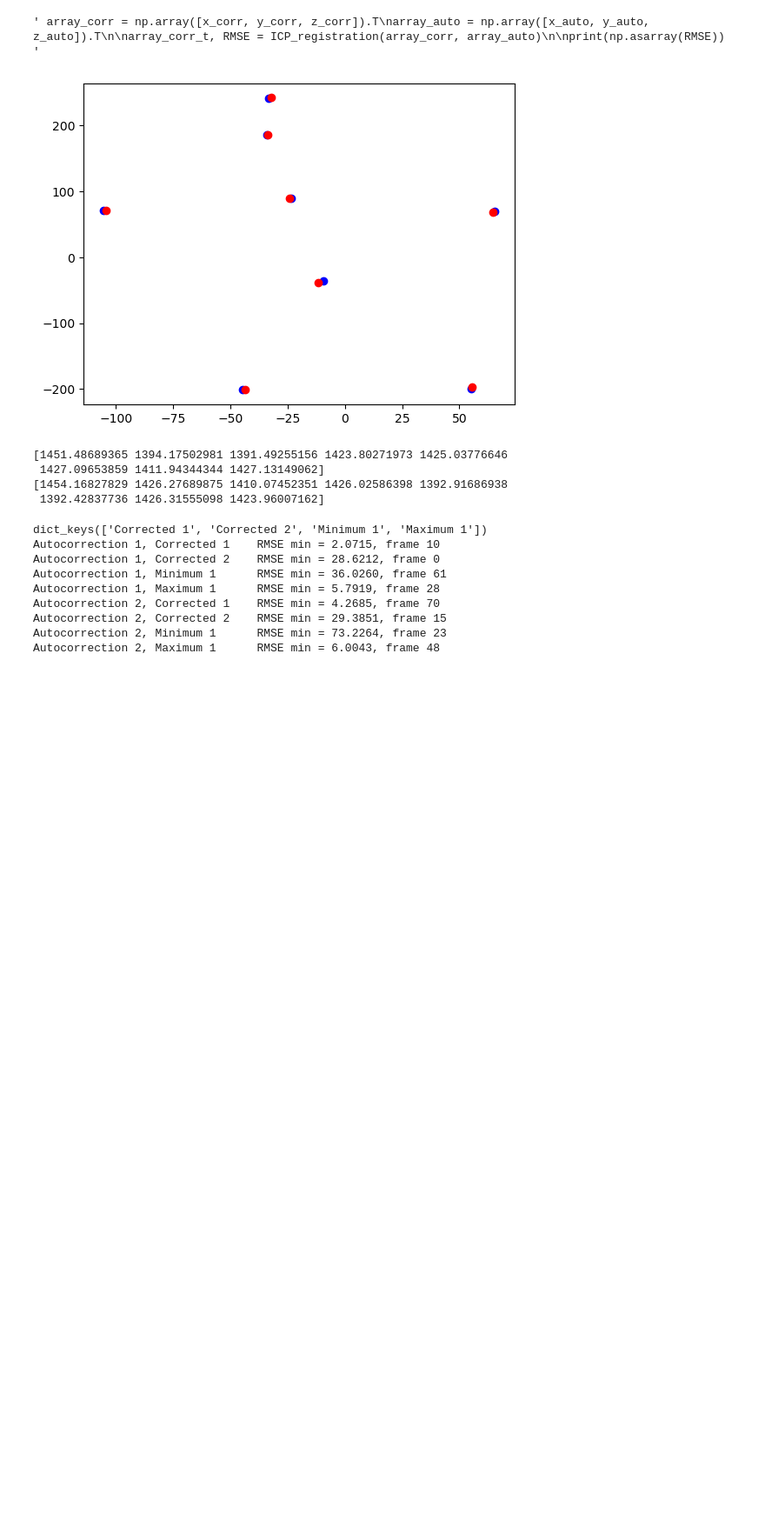
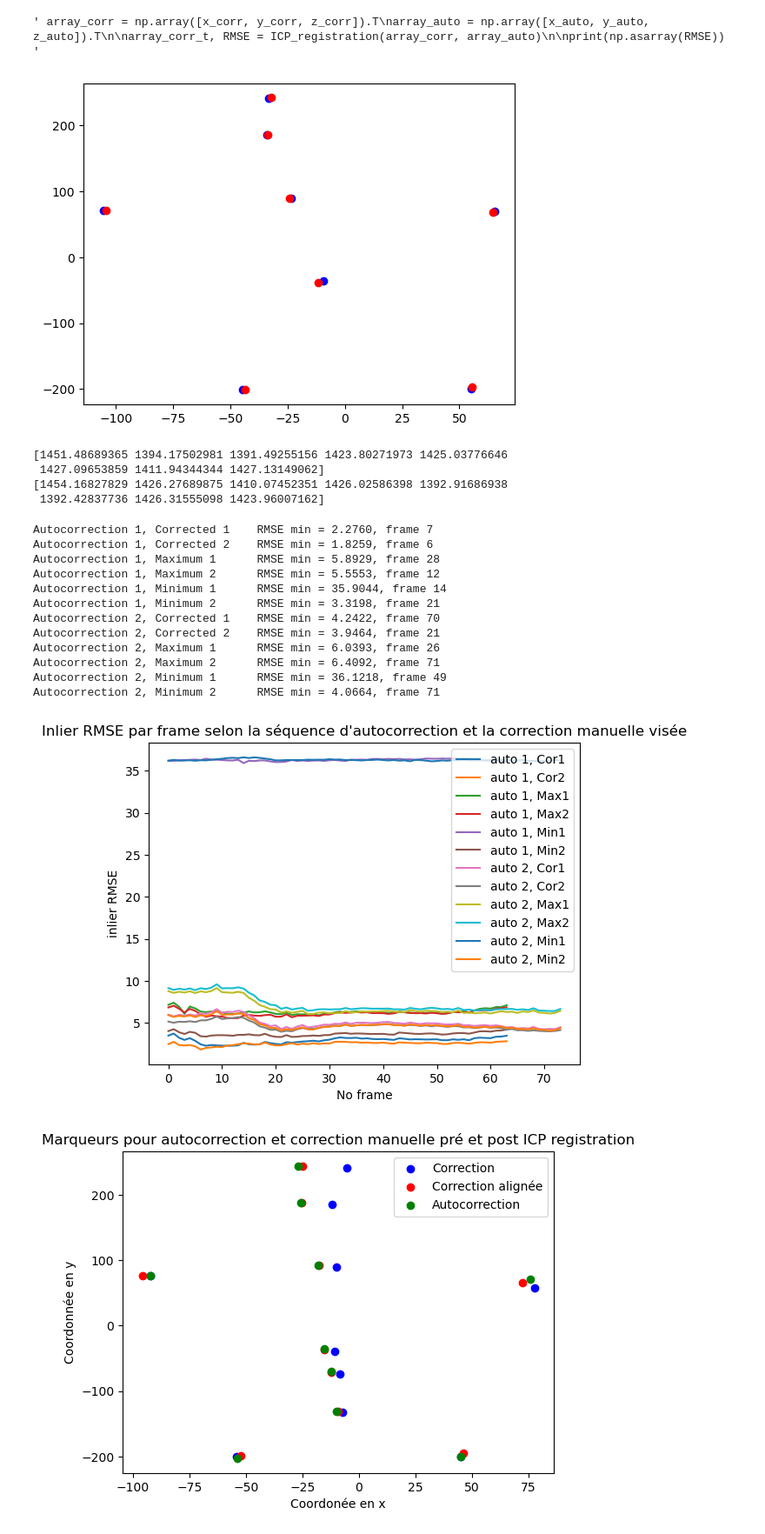
Before and after one commit to ghazalebra/interface_scoliose, a Jupyter notebook: recalage_correction.ipynb, the cells around one changed output. Shown: that part at 87% size. Saved outputs shown, nothing was run; the diff lists cells and outputs as text; code cells hidden in the pictures; blank space fills up the shorter version.

Commit message:
ICP registration to show manual correction targets

```diff
--- a/recalage_correction.ipynb
+++ b/recalage_correction.ipynb
@@ -46,7 +46,7 @@ def ICP_registration(source, target):
     pc_source.points = o3d.utility.Vector3dVector(source)
 
     trans_init = np.eye(4)
-    reg_p2p = registration_icp(pc_source, pc_target, 400, trans_init, TransformationEstimationPointToPoint())
+    reg_p2p = registration_icp(pc_source, pc_target, 300, trans_init, TransformationEstimationPointToPoint())
     pc_source_t = pc_source.transform(reg_p2p.transformation)
     source_trans = np.asarray(pc_source_t.points)
 
@@ -83,8 +83,8 @@ print(array_corr[2])
 path = r'D:\StageE23\Data\Ete_2023\Participant19'
 
 correction_paths = [r'Corrected\Prise01\Positions\positions_xyzr.json', r'Corrected\Prise02\Positions\positions_xyzr.json',
-                    r'Minimum\Prise01\Positions\positions_xyzr.json', r'Minimum\Prise02\Positions\positions_xyzr.json',
-                    r'Maximum\Prise01\Positions\positions_xyzr.json', r'Maximum\Prise02\Positions\positions_xyzr.json']
+                    r'Maximum\Prise01\Positions\positions_xyzr.json', r'Maximum\Prise02\Positions\positions_xyzr.json',
+                    r'Minimum\Prise01\Positions\positions_xyzr.json', r'Minimum\Prise02\Positions\positions_xyzr.json']
 
 # Rassemble les dictionnaires des positions des marqueurs sur frames corrigés avec type de correction + n° prise comme clé
 corrected_pos = {}
@@ -96,47 +96,72 @@ for corr_path in correction_paths:
             corrected_pos.update({str(corr_path[:-38] + ' ' + corr_path[-31:-30]) : pos_corr})
     except FileNotFoundError:
         continue
-
-print(corrected_pos.keys())
 
 # Rassemble les dictionnaires des positions des marqueurs sur autocorrection avec n° prise comme clé
 auto_pos = {}
 for auto_path in os.listdir(path + '/autocorrection/'):
     try:
         json_auto = open(path + '/autocorrection/' + auto_path + '/Positions/positions_xyzr.json')
         pos_auto = json.load(json_auto)
         auto_pos.update({auto_path[-1]: pos_auto})
     except FileNotFoundError:
         continue
 
 # Compute RMSE for ICPregistration between positions of markers autocorrection and manual correction frames
 # Boucle sur les séquences d'autocorrection
 answer = {}
 for i, pos_auto in auto_pos.items():
     # Boucle sur les frames avec correction appliquée (straight, max, min)
     for type_corr, pos_corr in corrected_pos.items():
         array_corr = [[c_corr[0], c_corr[1], c_corr[2]] for c_corr in list(pos_corr.values())[len(pos_corr.values())//2].values()] # sélection du frame central de la séquence
         array_corr = np.asarray(array_corr)
         # Boucle sur les frames d'autocorrection
         arrays_auto = []
         RMSEs = []
         for auto in pos_auto.values():
             array_auto = []
             for c_auto in auto.values():
                 array_auto.append([c_auto[0], c_auto[1], c_auto[2]])
+
+            a = sorted(array_auto, key=lambda tup: tup[0])[0]
+            b = sorted(array_corr, key=lambda tup: tup[0])[0]
+
+            dist = np.subtract(a, b)
+            array_corr = array_corr + dist
+
             array_corr_t, RMSE = ICP_registration(array_corr, array_auto)
             RMSEs.append(RMSE)
         answer.update({f'Autocorrection {i}, {type_corr}': f'RMSE min = {min(RMSEs):.4f}, frame {RMSEs.index(min(RMSEs))}'})
+        plt.plot(RMSEs, label=f'auto {i}, {type_corr[:3]+type_corr[-1]}')
+plt.legend()
+plt.title("Inlier RMSE par frame selon la séquence d'autocorrection et la correction manuelle visée")
+plt.xlabel('No frame')
+plt.ylabel('inlier RMSE')
+
+plt.figure()
+array_auto = np.asarray(array_auto)
+plt.scatter(array_corr[:,0], array_corr[:,1], color='b', label='Correction')
+plt.scatter(array_corr_t[:,0], array_corr_t[:,1], color='r', label='Correction alignée')
+plt.scatter(array_auto[:,0], array_auto[:,1], color='g', label='Autocorrection')
+plt.legend()
+plt.title("Marqueurs pour autocorrection et correction manuelle pré et post ICP registration")
+plt.xlabel('Coordonée en x')
+plt.ylabel('Coordonnée en y')
 
 for key, vals in answer.items():
     print(key, '\t', vals)
 # %% [output]
-dict_keys(['Corrected 1', 'Corrected 2', 'Minimum 1', 'Maximum 1'])
-Autocorrection 1, Corrected 1    RMSE min = 2.0715, frame 10
-Autocorrection 1, Corrected 2    RMSE min = 28.6212, frame 0
-Autocorrection 1, Minimum 1      RMSE min = 36.0260, frame 61
-Autocorrection 1, Maximum 1      RMSE min = 5.7919, frame 28
-Autocorrection 2, Corrected 1    RMSE min = 4.2685, frame 70
-Autocorrection 2, Corrected 2    RMSE min = 29.3851, frame 15
-Autocorrection 2, Minimum 1      RMSE min = 73.2264, frame 23
-Autocorrection 2, Maximum 1      RMSE min = 6.0043, frame 48
+Autocorrection 1, Corrected 1    RMSE min = 2.2760, frame 7
+Autocorrection 1, Corrected 2    RMSE min = 1.8259, frame 6
+Autocorrection 1, Maximum 1      RMSE min = 5.8929, frame 28
+Autocorrection 1, Maximum 2      RMSE min = 5.5553, frame 12
+Autocorrection 1, Minimum 1      RMSE min = 35.9044, frame 14
+Autocorrection 1, Minimum 2      RMSE min = 3.3198, frame 21
+Autocorrection 2, Corrected 1    RMSE min = 4.2422, frame 70
+Autocorrection 2, Corrected 2    RMSE min = 3.9464, frame 21
+Autocorrection 2, Maximum 1      RMSE min = 6.0393, frame 26
+Autocorrection 2, Maximum 2      RMSE min = 6.4092, frame 71
+Autocorrection 2, Minimum 1      RMSE min = 36.1218, frame 49
+Autocorrection 2, Minimum 2      RMSE min = 4.0664, frame 71
+[figure, added]
+[figure, added]
```
Also changed, not shown: parts of 4 cells of this notebook, 3 other files.
